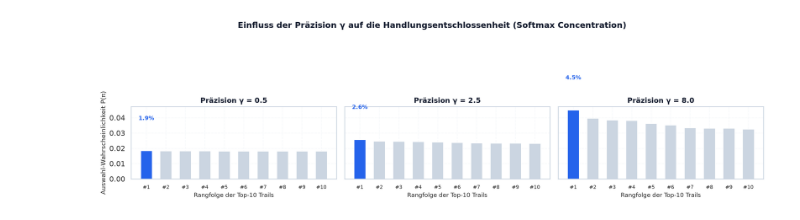
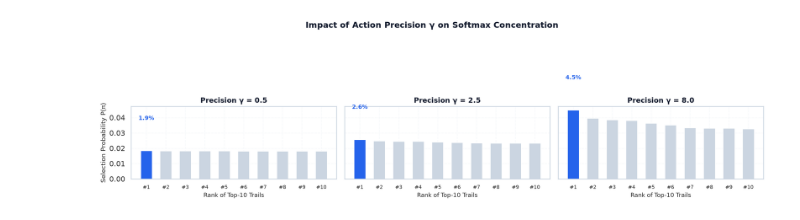
Before and after one commit to Thriebl/active-inference-phi-network, a Jupyter notebook: notebooks/Monte_Carlo_Trails_Active_Inference.ipynb, the cells around one changed output. Cells and saved outputs as stored; diff of their text form; code cells hidden in the pictures.

```diff
--- a/notebooks/Monte_Carlo_Trails_Active_Inference.ipynb
+++ b/notebooks/Monte_Carlo_Trails_Active_Inference.ipynb
@@ -247,27 +247,27 @@ Wir analysieren das Verhalten des Agenten unter drei verschiedenen kognitiven Re
 # %%
 gamma_values = [0.5, 2.5, 8.0]
 fig, axes = plt.subplots(1, 3, figsize=(15, 4), dpi=200, sharey=True)
 
 for ax, g in zip(axes, gamma_values):
-    # Softmax mit modifiziertem Gamma
+    # Softmax with modified gamma
     w = np.exp(-g * norm_g)
     w /= np.sum(w)
     sorted_w = w[sorted_indices][:10]
 
     bars = ax.bar(range(10), sorted_w, color=['#2563eb'] + ['#cbd5e1']*9, width=0.6)
-    ax.set_title(f'Präzision γ = {g}', fontsize=11, fontweight='bold', color='#0f172a')
-    ax.set_xlabel('Rangfolge der Top-10 Trails', fontsize=9.5)
+    ax.set_title(f'Precision γ = {g}', fontsize=11, fontweight='bold', color='#0f172a')
+    ax.set_xlabel('Rank of Top-10 Trails', fontsize=9.5)
     ax.set_xticks(range(10))
     ax.set_xticklabels([f'#{i+1}' for i in range(10)], fontsize=8)
     ax.grid(True, linestyle='--', alpha=0.5)
 
-    # Spitzen-Wahrscheinlichkeit annotieren
+    # Annotate top probability
     ax.text(0, sorted_w[0] + 0.02, f'{sorted_w[0]*100:.1f}%', ha='center', fontweight='bold', color='#2563eb', fontsize=9)
 
-axes[0].set_ylabel('Auswahl-Wahrscheinlichkeit P(π)', fontsize=10)
-fig.suptitle('Einfluss der Präzision γ auf die Handlungsentschlossenheit (Softmax Concentration)',
+axes[0].set_ylabel('Selection Probability P(π)', fontsize=10)
+fig.suptitle('Impact of Action Precision γ on Softmax Concentration',
              fontsize=13, fontweight='bold', y=1.02, color='#0f172a')
 plt.tight_layout()
 plt.show()
 # %% [output]
-[figure, old version]
+[figure, new version]
```
Also changed, not shown: parts of 21 cells of this notebook, 7 other files.
